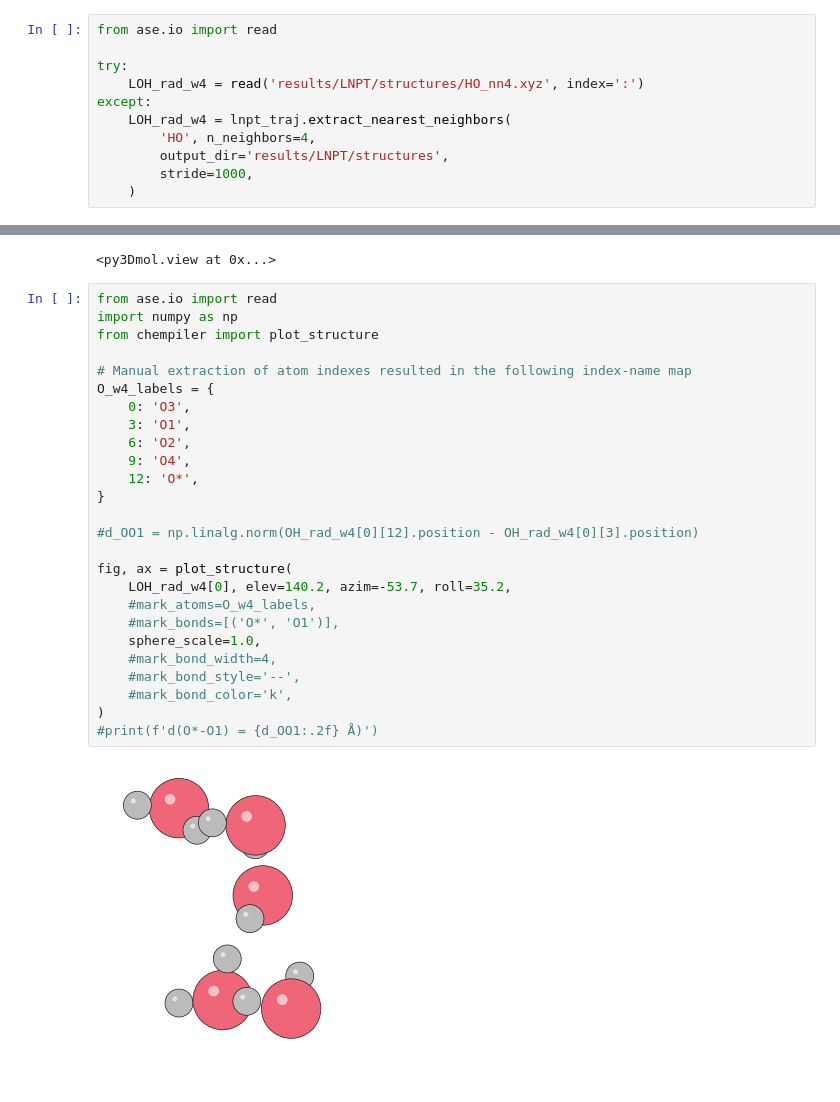
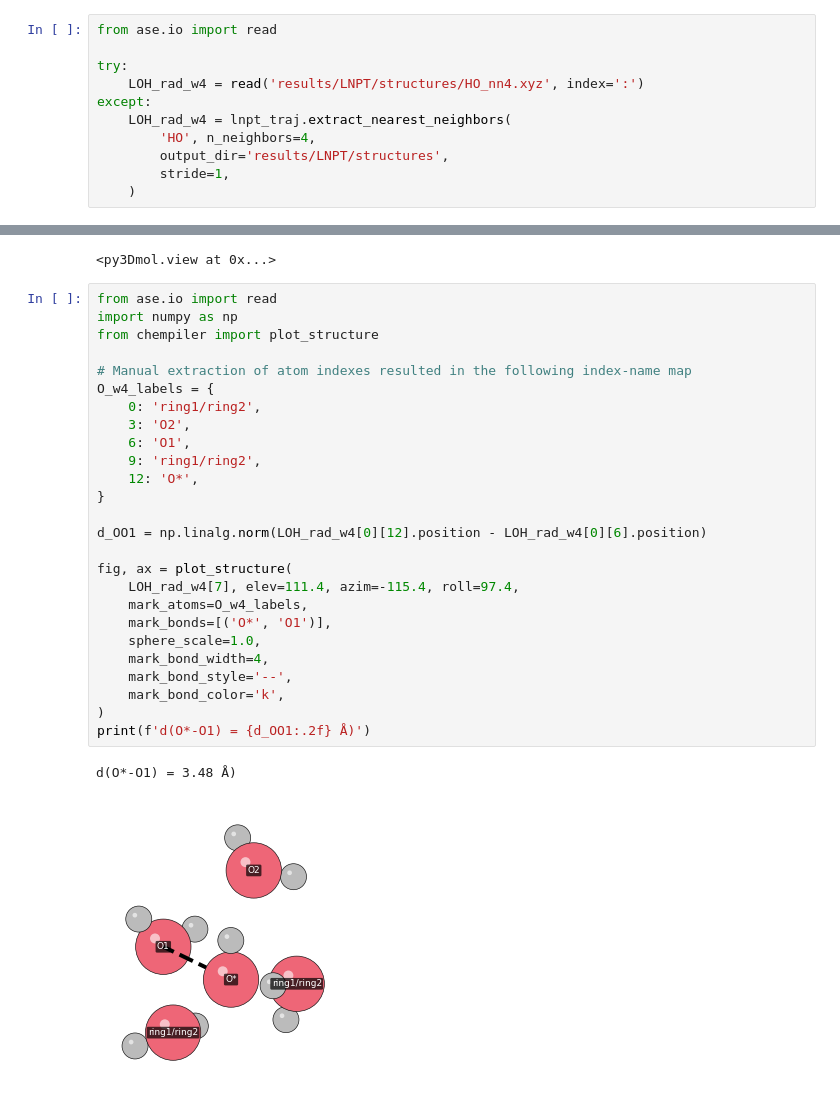
Before and after one commit to viktorsvahn/water, a Jupyter notebook: hydroxyl/OH_radical.ipynb, the cells around one changed output, grey strips where cells are left out. Cells and saved outputs as stored; diff of their text form.

```diff
--- a/hydroxyl/OH_radical.ipynb
+++ b/hydroxyl/OH_radical.ipynb
@@ -1294,6 +1283,6 @@ except:
     LOH_rad_w4 = lnpt_traj.extract_nearest_neighbors(
         'HO', n_neighbors=4,
         output_dir='results/LNPT/structures',
-        stride=1000,
+        stride=1,
     )
 # %% [output]
@@ -1323,28 +1312,29 @@ view3d(
 # %%
 from ase.io import read
 import numpy as np
 from chempiler import plot_structure
 
 # Manual extraction of atom indexes resulted in the following index-name map
 O_w4_labels = {
-    0: 'O3',
-    3: 'O1',
-    6: 'O2',
-    9: 'O4',
+    0: 'ring1/ring2',
+    3: 'O2',
+    6: 'O1',
+    9: 'ring1/ring2',
     12: 'O*',
 }
 
-#d_OO1 = np.linalg.norm(OH_rad_w4[0][12].position - OH_rad_w4[0][3].position)
+d_OO1 = np.linalg.norm(LOH_rad_w4[0][12].position - LOH_rad_w4[0][6].position)
 
 fig, ax = plot_structure(
-    LOH_rad_w4[0], elev=140.2, azim=-53.7, roll=35.2,
-    #mark_atoms=O_w4_labels,
-    #mark_bonds=[('O*', 'O1')],
+    LOH_rad_w4[7], elev=111.4, azim=-115.4, roll=97.4,
+    mark_atoms=O_w4_labels,
+    mark_bonds=[('O*', 'O1')],
     sphere_scale=1.0,
-    #mark_bond_width=4,
-    #mark_bond_style='--',
-    #mark_bond_color='k',
+    mark_bond_width=4,
+    mark_bond_style='--',
+    mark_bond_color='k',
 )
-#print(f'd(O*-O1) = {d_OO1:.2f} Å)')
+print(f'd(O*-O1) = {d_OO1:.2f} Å)')
 # %% [output]
+d(O*-O1) = 3.48 Å)
-[figure, old version]
+[figure, new version]
```
Also changed, not shown: parts of 4 cells of this notebook.
